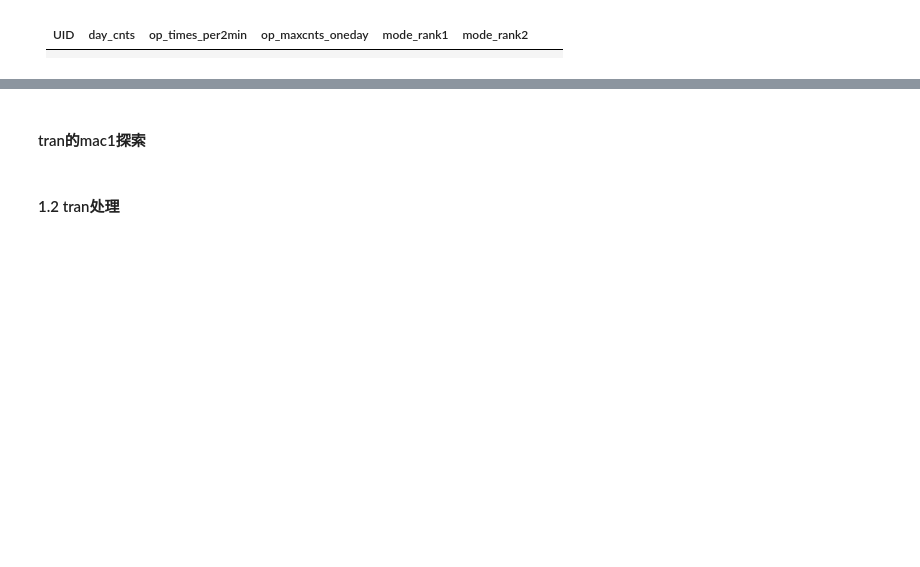
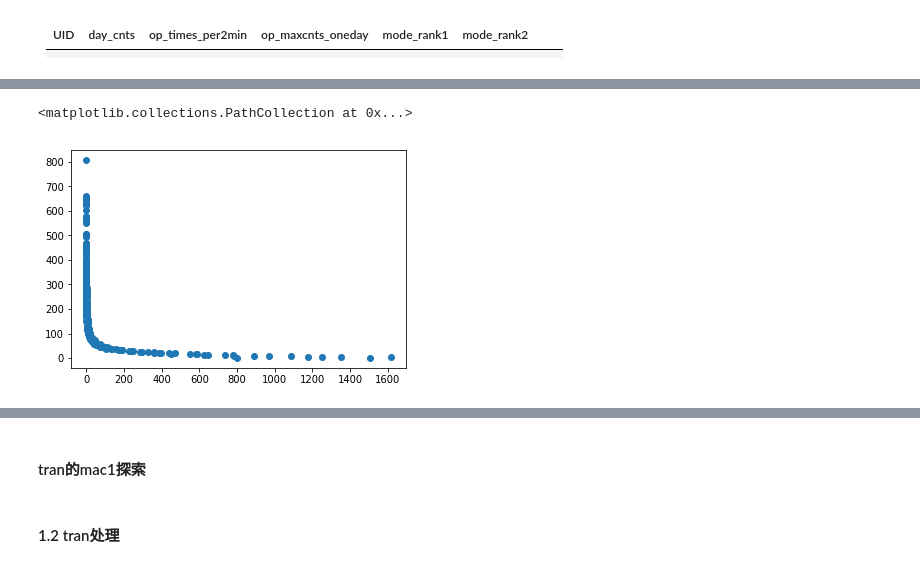
Before and after one commit to alexliu2360/dc_xjf, a Jupyter notebook: baseline.ipynb, the cells around one changed output, grey strips where cells are left out. Cells and saved outputs as stored; diff of their text form; code cells hidden in the pictures; blank space fills up the shorter version.

```diff
--- a/baseline.ipynb
+++ b/baseline.ipynb
@@ -280,5 +372,8 @@ op_tag1[op_tag1['mode_std'].values>100]
 # %%
-x = op_tag_tag0_sorted.index
-y = op_tag_tag0_sorted.values
+x = op_tag_tag0_sorted.values
+y = op_tag_tag0_sorted.index
 plt.scatter(x, y)
+# %% [output]
+<matplotlib.collections.PathCollection at 0x...>
+[figure, added]
 # %%
```
Also changed, not shown: parts of 26 cells of this notebook.
